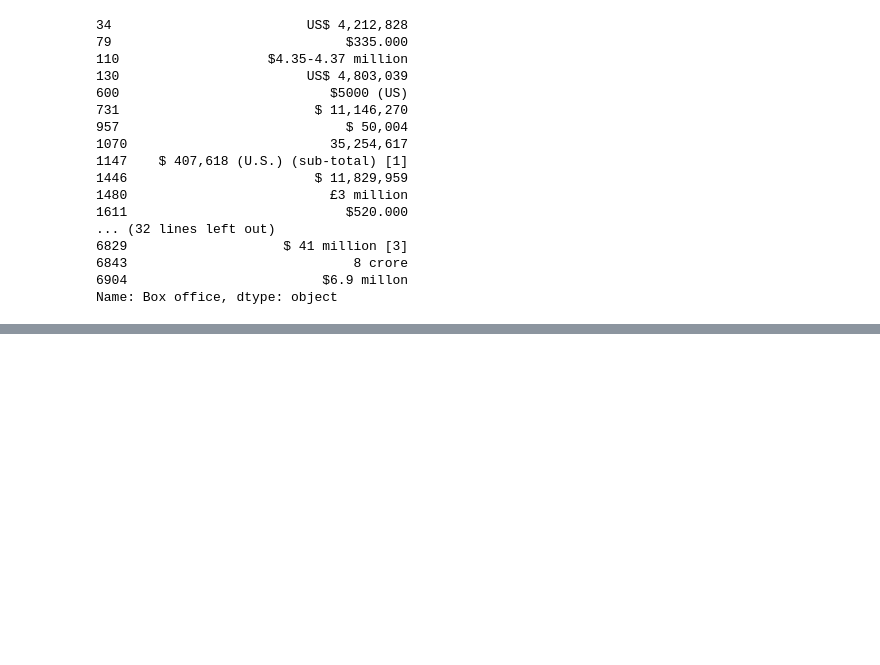
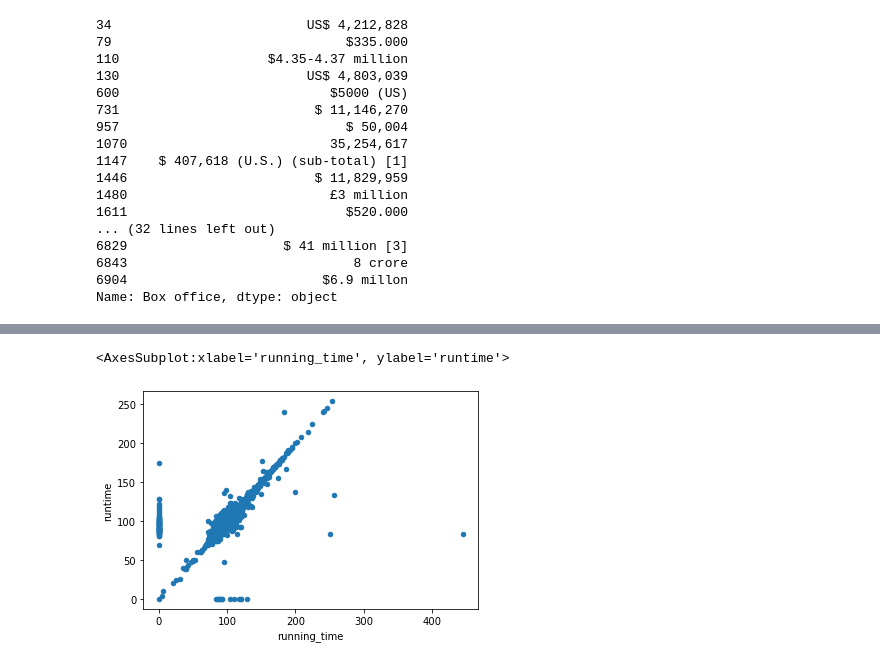
Before and after one commit to krmcclelland/Movies-ETL, a Jupyter notebook: Movies_ETL.ipynb, the cells around one changed output, grey strips where cells are left out. Saved outputs shown, nothing was run; the diff lists cells and outputs as text; code cells hidden in the pictures; blank space fills up the shorter version.

```diff
--- a/Movies_ETL.ipynb
+++ b/Movies_ETL.ipynb
@@ -915,0 +1040,3 @@ Name: rating, dtype: float64
+# %%
+# Keep columns where 'adult' is False and drop the 'adult' column
+movies_metadata = movies_metadata[movies_metadata['adult'] == 'False'].drop('adult', axis=1)
@@ -915,0 +1054,2 @@ Name: rating, dtype: float64
+# %%
+movies_metadata['release_date'] = pd.to_datetime(movies_metadata['release_date'])
@@ -915,0 +1126,3 @@ Name: rating, dtype: float64
+# %%
+# Merge wiki and kaggle data
+movies_df = pd.merge(wiki_movies_df, movies_metadata, on='imdb_id', suffixes=['_wiki', '_kaggle'])
@@ -915,0 +1210,3 @@ Name: rating, dtype: float64
+# %%
+# Drop wiki titles
+movies_df.drop("title_wiki", axis=1, inplace=True)
@@ -915,0 +1245,6 @@ Name: rating, dtype: float64
+# %%
+# Fill Null with 0 and scatter plot
+movies_df.fillna(0).plot(x='running_time', y='runtime', kind='scatter')
+# %% [output]
+<AxesSubplot:xlabel='running_time', ylabel='runtime'>
+[figure, added]
```
Also changed, not shown: parts of 250 cells of this notebook.
